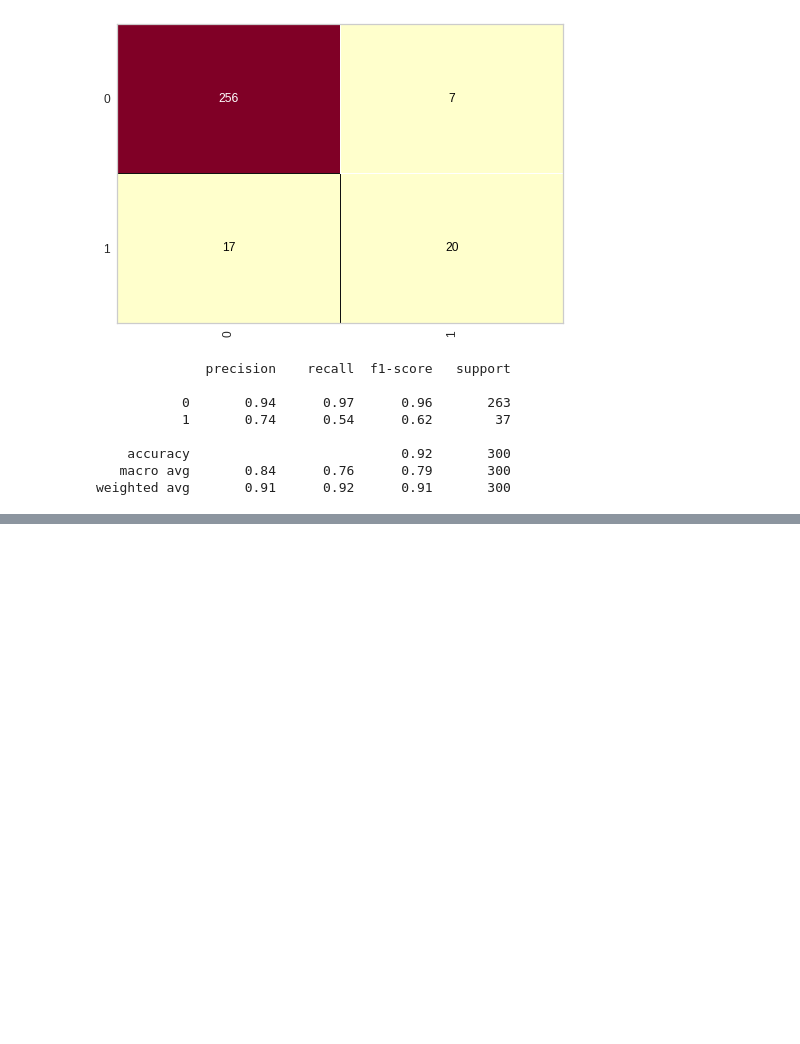
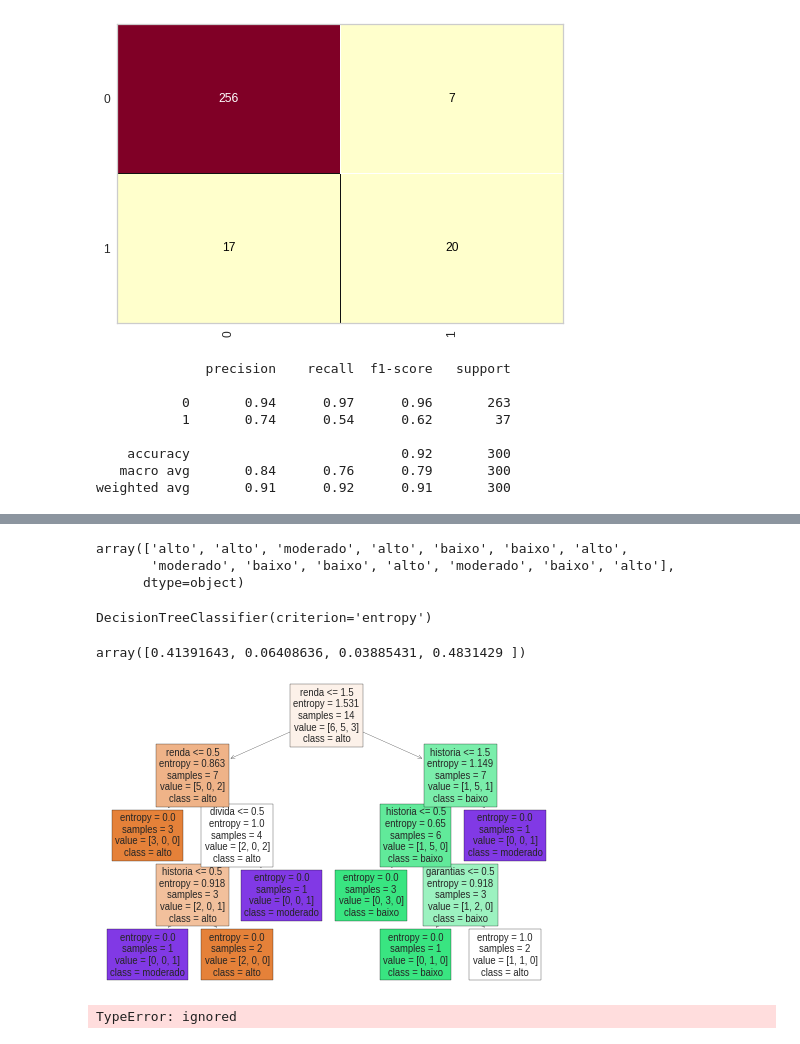
Before and after one commit to maferrepy/risco-de-credito, a Jupyter notebook: RiscodeCredito.ipynb, the cells around one changed output, grey strips where cells are left out. Saved outputs shown, nothing was run; the diff lists cells and outputs as text; code cells hidden in the pictures; blank space fills up the shorter version.

```diff
--- a/RiscodeCredito.ipynb
+++ b/RiscodeCredito.ipynb
@@ -241,0 +226,6 @@ weighted avg       0.82      0.51      0.52      4885
+# %%
+y_risco_credito
+# %% [output]
+array(['alto', 'alto', 'moderado', 'alto', 'baixo', 'baixo', 'alto',
+       'moderado', 'baixo', 'baixo', 'alto', 'moderado', 'baixo', 'alto'],
+      dtype=object)
@@ -241,0 +234,24 @@ weighted avg       0.82      0.51      0.52      4885
+# %%
+arvore_risco_credito = DecisionTreeClassifier(criterion='entropy')
+arvore_risco_credito.fit(x_risco_credito, y_risco_credito)
+# %% [output]
+DecisionTreeClassifier(criterion='entropy')
+# %%
+arvore_risco_credito.feature_importances_
+# %% [output]
+array([0.41391643, 0.06408636, 0.03885431, 0.4831429 ])
+# %%
+from sklearn import  tree
+import matplotlib.pyplot as plt
+
+
+precisores_colunas = ['historia' , 'divida', 'garantias', 'renda']
+# %%
+tree.plot_tree(arvore_risco_credito,feature_names=precisores_colunas, class_names= arvore_risco_credito.classes_,filled=True);
+# %% [output]
+[figure, added]
+# %%
+previsoes_risco_de_credito  = arvore_risco_credito.predict[[0,0,1,2],[2,0,0,0]]
+previsoes_risco_de_credito
+# %% [output]
+TypeError: ignored
```
Also changed, not shown: parts of 11 cells of this notebook.
